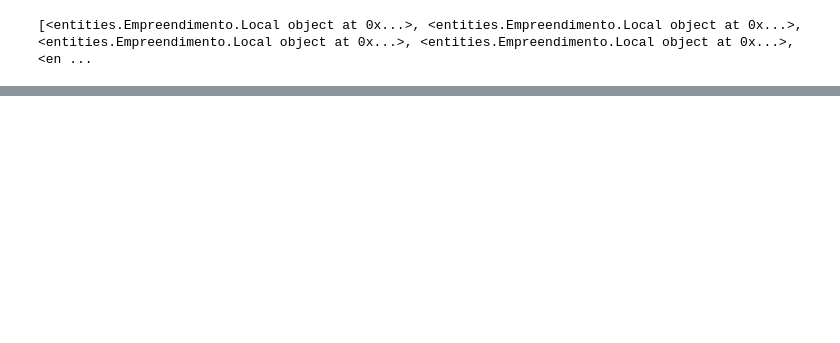
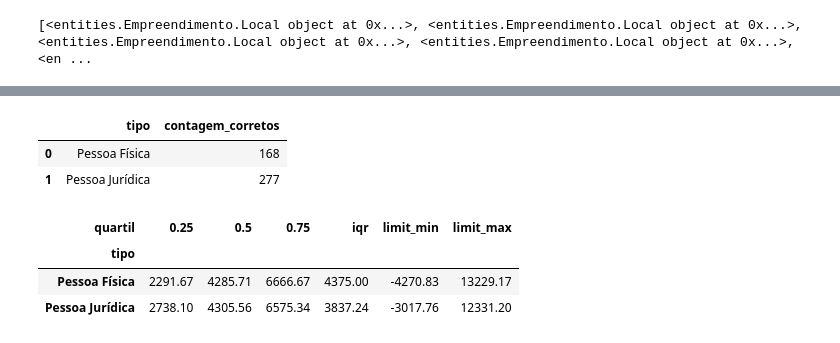
Before and after one commit to TutorFx/PyMobScrap, a Jupyter notebook: src/analise.ipynb, the cells around one changed output, grey strips where cells are left out. Cells and saved outputs as stored; diff of their text form; code cells hidden in the pictures; blank space fills up the shorter version.

```diff
--- a/src/analise.ipynb
+++ b/src/analise.ipynb
@@ -48,0 +48,30 @@ print(df)
+# %%
+import re
+
+def extrair_tamanho(texto):
+    tamanho = re.search(r'(\d+\.?\d*)m²', texto)
+    if tamanho:
+        return tamanho.group(1)
+    return None
+df['tamanho'] = df['nome'].apply(extrair_tamanho)
+
+def extrair_numero_quartos(texto):
+    numero_quartos = re.search(r'(\d+) Quartos', texto)
+    if numero_quartos:
+        return int(numero_quartos.group(1))
+    return None
+
+df['numero_quartos'] = df['nome'].apply(extrair_numero_quartos)
+df['preco_numerica'] = df['preco'].astype(float)
+df['tamanho'] = df['tamanho'].astype(float)
+df['valor_metro_quadrado'] = df['preco_numerica']/df['tamanho']
+df['valor_metro_quadrado'] = df['valor_metro_quadrado'].round(2)
+df['tipo'] = df['owner_cresci'].str.split('-').str[1]
+df['tipo'] = df['tipo'].str.replace('F', 'Pessoa Física').str.replace('J', 'Pessoa Jurídica')
+
+
+
+
+
+
+print(df['tipo'] )
@@ -48,0 +99,4 @@ print(df)
+# %%
+df['codigo'] = df['owner_cresci'].str.replace('-', '')
+contagem_corretos = df['codigo'].value_counts()
+contagem_corretos
@@ -48,0 +117,25 @@ print(df)
+# %%
+df_sem_duplicatas = df.drop_duplicates(subset='codigo')
+df_sem_duplicatas
+contagem_corretos = df_sem_duplicatas.groupby('tipo').size().reset_index(name='contagem_corretos')
+contagem_corretos
+# %% [output]
+|  | tipo | contagem_corretos |
+| 0 | Pessoa Física | 168 |
+| 1 | Pessoa Jurídica | 277 |
+# %%
+quartis = df.groupby('tipo')['valor_metro_quadrado'].quantile([0.25,0.5,0.75])
+quartis = quartis.reset_index()
+quartis.columns = ['tipo', 'quartil', 'valor']
+df_pivot = quartis.pivot(index='tipo', columns='quartil', values='valor')
+df_pivot['iqr'] = df_pivot[0.75] - df_pivot[0.25]
+df_pivot['limit_min'] = df_pivot[0.25] - (1.5)*df_pivot['iqr']
+df_pivot['limit_max'] = df_pivot[0.75] + (1.5)*df_pivot['iqr']
+#df_pivot['mediana'] = df_pivot[0.75] + (1.5)*df_pivot['iqr']
+
+df_pivot
+# %% [output]
+| quartil | 0.25 | 0.5 | 0.75 | iqr | limit_min | limit_max |
+| tipo |  |  |  |  |  |  |
+| Pessoa Física | 2291.67 | 4285.71 | 6666.67 | 4375.00 | -4270.83 | 13229.17 |
+| Pessoa Jurídica | 2738.10 | 4305.56 | 6575.34 | 3837.24 | -3017.76 | 12331.20 |
```
Also changed, not shown: parts of 6 cells of this notebook, 1 other file.
